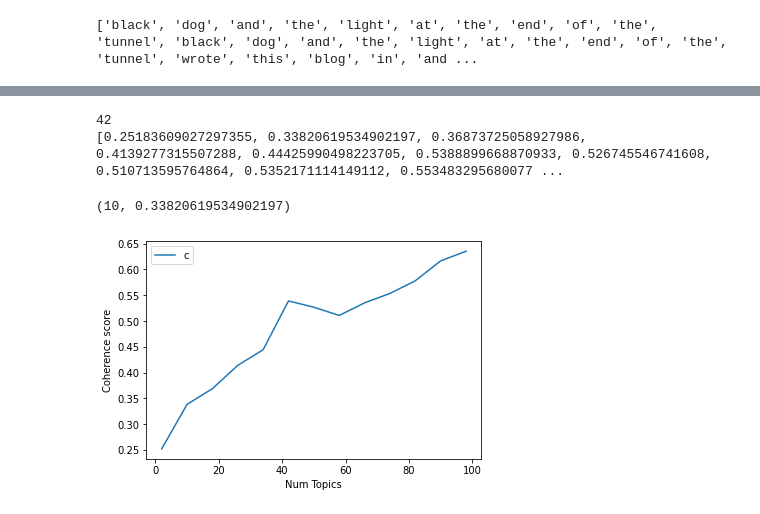
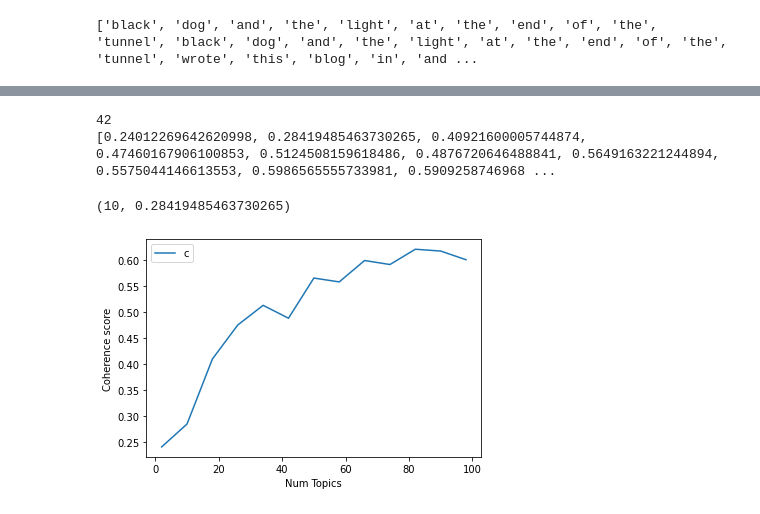
Before and after one commit to MoriZi/Topic_based_Gap_Analysis, a Jupyter notebook: Anxiety/Code/TopicModelingMedium/Topic_modelling_Medium2012.ipynb, the cells around one changed output, grey strips where cells are left out. Saved outputs shown, nothing was run; the diff lists cells and outputs as text; code cells hidden in the pictures.

Commit message:
Implemented tfidf for Medium 2012

```diff
--- a/Anxiety/Code/TopicModelingMedium/Topic_modelling_Medium2012.ipynb
+++ b/Anxiety/Code/TopicModelingMedium/Topic_modelling_Medium2012.ipynb
@@ -282,6 +304,7 @@ plt.show()
 # %%
 df_dominant_topic.to_csv("Medium2012.csv")
 # %%
+#----- CHANGED ------#
 def compute_coherence_values(dictionary, corpus, texts, limit, start=2, step=3):
     """
     Compute c_v coherence for various number of topics
@@ -301,41 +324,43 @@ def compute_coherence_values(dictionary, corpus, texts, limit, start=2, step=3):
     coherence_values = []
     model_list = []
     for num_topics in range(start, limit, step):
-        model = gensim.models.ldamodel.LdaModel(alpha='auto', corpus=corpus, num_topics=num_topics, id2word=id2word)
+        model = gensim.models.ldamodel.LdaModel(alpha='auto', corpus=corpus, num_topics=num_topics,
+                                                id2word=dictionary, random_state=5)
         model_list.append(model)
         coherencemodel = CoherenceModel(model=model, texts=texts, dictionary=dictionary, coherence='c_v')
         coherence_values.append(coherencemodel.get_coherence())
 
     return model_list, coherence_values
 # %%
+#----- CHANGED ------#
 # Can take a long time to run.
-model_list, coherence_values = compute_coherence_values(dictionary=id2word, corpus=corpus, texts=data_lemmatized, start=2, limit=100, step=8)
+model_list, coherence_values = compute_coherence_values(dictionary=dict_tfidf_filtered, corpus=corpus,
+                                                        texts=data_lemmatized, start=2, limit=100, step=8)
 # %%
 # Show graph
 limit=100; start=2; step=8;
 x = range(start, limit, step)
 print(x[5])
 print(coherence_values)
 plt.plot(x, coherence_values)
 plt.xlabel("Num Topics")
 plt.ylabel("Coherence score")
 plt.legend(("coherence_values"), loc='best')
 
 def differences(values, x):
     """
     Returns (optimal number of topics, coherance value of the largest difference)
     values: list of coherance numbers
-
     """
-    max_diff = (0,0,0)
+    max_diff = (0,0)
     for i in range(1,len(values)):
         if values[i]-values[i-1] > max_diff[0]:
             max_diff = (x[i], values[i])
     return max_diff
 
 differences(coherence_values, x)
 # %% [output]
 42
-[0.25183609027297355, 0.33820619534902197, 0.36873725058927986, 0.4139277315507288, 0.44425990498223705, 0.5388899668870933, 0.526745546741608, 0.510713595764864, 0.5352171114149112, 0.553483295680077 ...
+[0.24012269642620998, 0.28419485463730265, 0.40921600005744874, 0.47460167906100853, 0.5124508159618486, 0.4876720646488841, 0.5649163221244894, 0.5575044146613553, 0.5986565555733981, 0.5909258746968 ...
-(10, 0.33820619534902197)
+(10, 0.28419485463730265)
-[figure, old version]
+[figure, new version]
```
Also changed, not shown: parts of 8 cells of this notebook, 4 other files.
